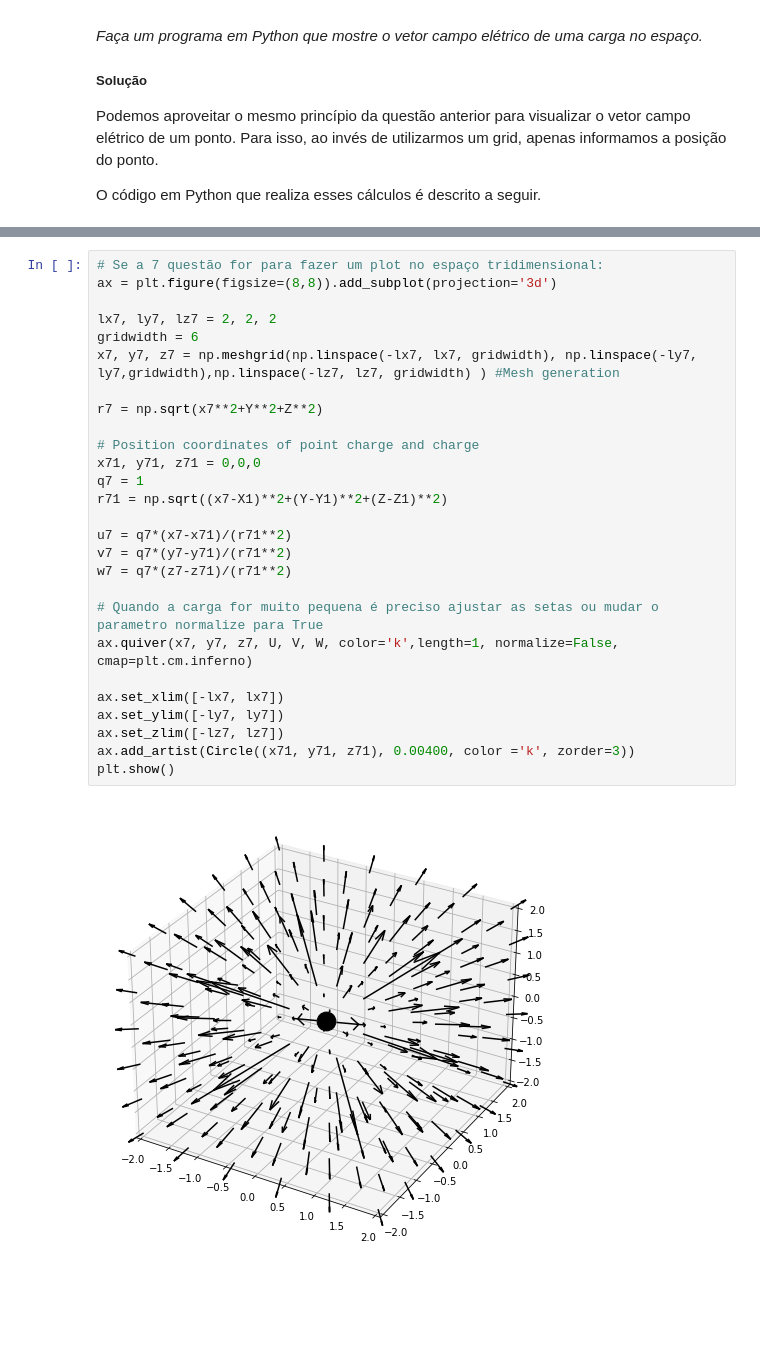
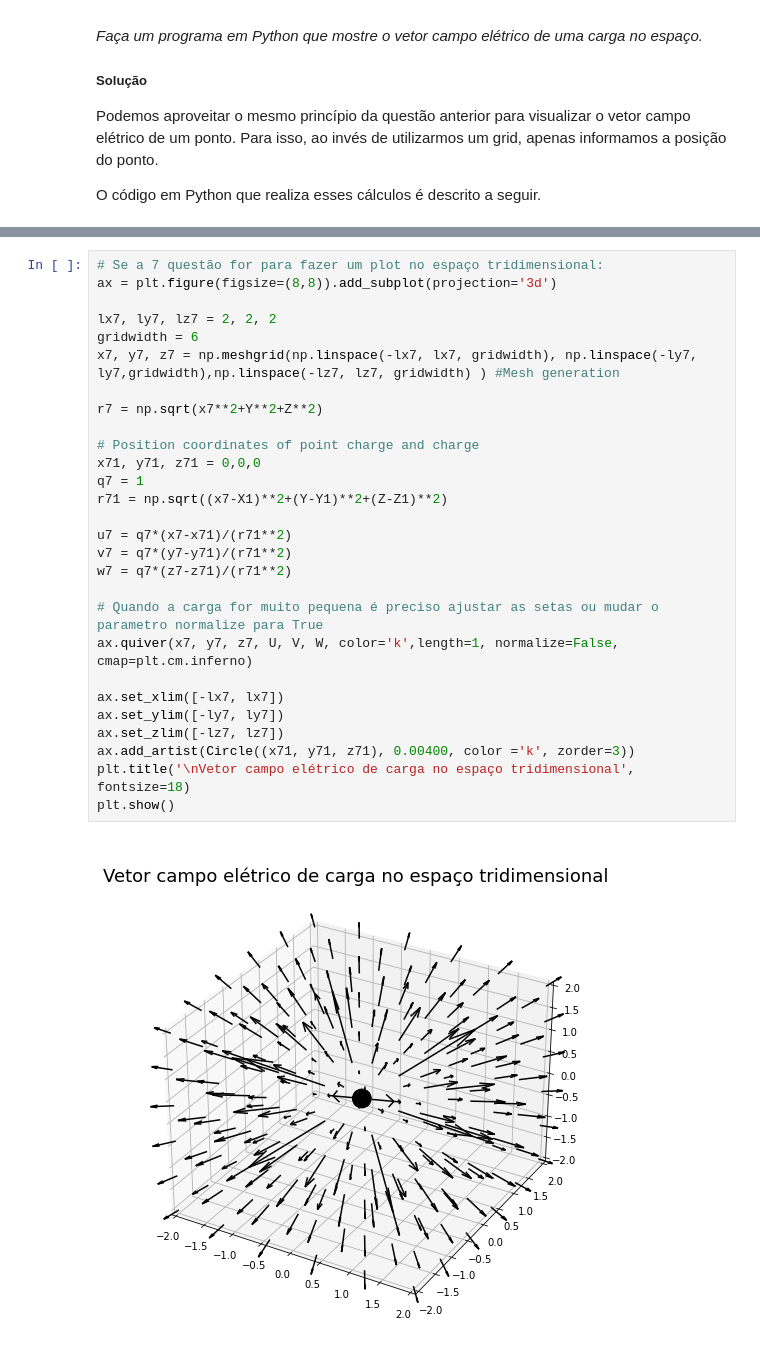
Before and after one commit to samicoluiz/physics_project, a Jupyter notebook: campo_eletrico.ipynb, the cells around one changed output, grey strips where cells are left out. Cells and saved outputs as stored; diff of their text form; blank space fills up the shorter version.

```diff
--- a/campo_eletrico.ipynb
+++ b/campo_eletrico.ipynb
@@ -595,29 +597,30 @@ plt.show()
 # %%
 # Se a 7 questão for para fazer um plot no espaço tridimensional:
 ax = plt.figure(figsize=(8,8)).add_subplot(projection='3d')
 
 lx7, ly7, lz7 = 2, 2, 2
 gridwidth = 6
 x7, y7, z7 = np.meshgrid(np.linspace(-lx7, lx7, gridwidth), np.linspace(-ly7, ly7,gridwidth),np.linspace(-lz7, lz7, gridwidth) ) #Mesh generation
 
 r7 = np.sqrt(x7**2+Y**2+Z**2)
 
 # Position coordinates of point charge and charge
 x71, y71, z71 = 0,0,0
 q7 = 1
 r71 = np.sqrt((x7-X1)**2+(Y-Y1)**2+(Z-Z1)**2)
 
 u7 = q7*(x7-x71)/(r71**2)
 v7 = q7*(y7-y71)/(r71**2)
 w7 = q7*(z7-z71)/(r71**2)
 
 # Quando a carga for muito pequena é preciso ajustar as setas ou mudar o parametro normalize para True
 ax.quiver(x7, y7, z7, U, V, W, color='k',length=1, normalize=False, cmap=plt.cm.inferno)
 
 ax.set_xlim([-lx7, lx7])
 ax.set_ylim([-ly7, ly7])
 ax.set_zlim([-lz7, lz7])
 ax.add_artist(Circle((x71, y71, z71), 0.00400, color ='k', zorder=3))
+plt.title('\nVetor campo elétrico de carga no espaço tridimensional', fontsize=18)
 plt.show()
 # %% [output]
-[figure, old version]
+[figure, new version]
```
Also changed, not shown: parts of 1 cell of this notebook.
